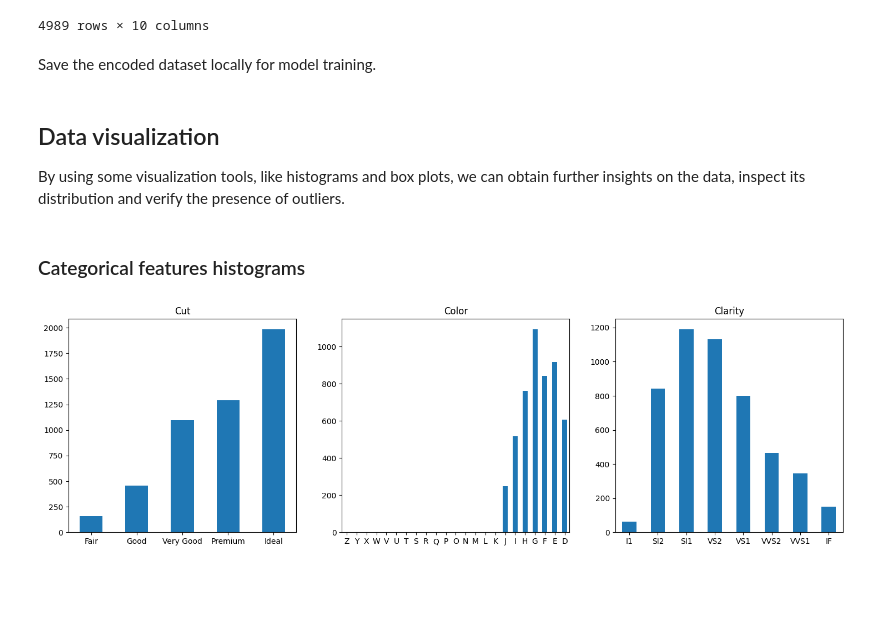
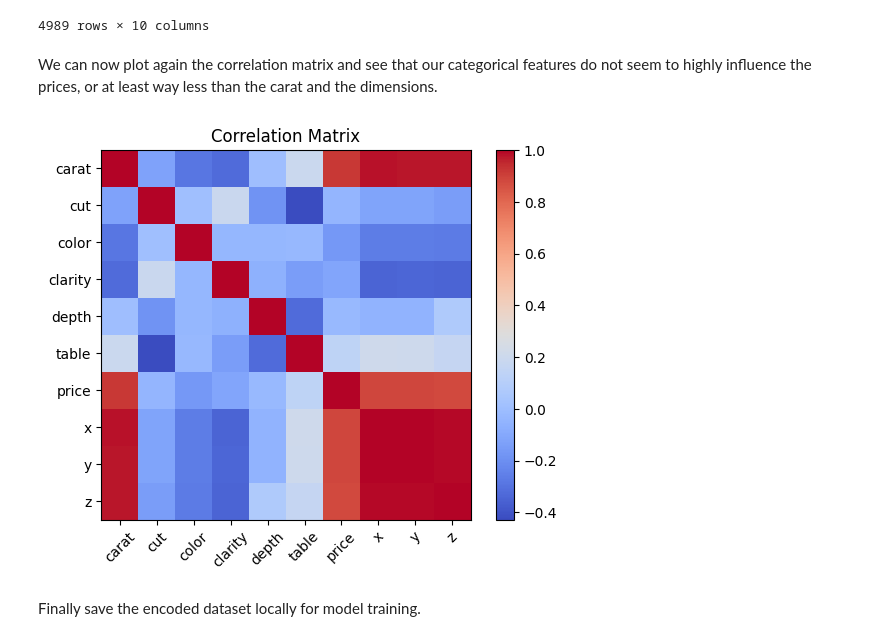
Before and after one commit to andrea-gasparini/xtream-ai-assignment-engineer, a Jupyter notebook: notebooks/data_exploration.ipynb, the cells around one changed output. Drawn from its saved outputs; the diff is of its cells as text; code cells hidden in the pictures; blank space fills up the shorter version.

```diff
--- a/notebooks/data_exploration.ipynb
+++ b/notebooks/data_exploration.ipynb
@@ -107,9 +182,9 @@ Moreover, since we already know the natural order for all categorical features f
 
 N.B. we reverse the scales because we want them orderd from worst to best
 # %%
-COLOR_GRADING_SCALE = list(reversed(['D', 'E', 'F', 'G', 'H', 'I', 'J', 'K', 'L', 'M', 'N', 'O', 'P', 'Q', 'R', 'S', 'T', 'U', 'V', 'W', 'X', 'Y', 'Z']))
-CUT_GRADE_SCALE = list(reversed(['Ideal', 'Premium', 'Very Good', 'Good', 'Fair']))
-CLARITY_SCALE = list(reversed(['IF', 'VVS1', 'VVS2', 'VS1', 'VS2', 'SI1', 'SI2', 'I1']))
+COLOR_GRADING_SCALE = tuple(reversed(['D', 'E', 'F', 'G', 'H', 'I', 'J', 'K', 'L', 'M', 'N', 'O', 'P', 'Q', 'R', 'S', 'T', 'U', 'V', 'W', 'X', 'Y', 'Z']))
+CUT_GRADE_SCALE = tuple(reversed(['Ideal', 'Premium', 'Very Good', 'Good', 'Fair']))
+CLARITY_SCALE = tuple(reversed(['IF', 'VVS1', 'VVS2', 'VS1', 'VS2', 'SI1', 'SI2', 'I1']))
 # %% [markdown]
 We can embed the natural order of the categorical features in the original data for later use.
 # %%
@@ -146,32 +241,23 @@ df_encoded
 | 4998 | 0.31 | 3 | 20 | 3 | 62.9 | 58.0 | 802 | 4.31 | 4.27 | 2.70 |
 | 4999 | 0.30 | 4 | 18 | 6 | 61.2 | 57.0 | 655 | 4.30 | 4.39 | 2.66 |
 4989 rows × 10 columns
+# %% [markdown]
+We can now plot again the correlation matrix and see that our categorical features do not seem to highly influence the prices, or at least way less than the carat and the dimensions.
+# %%
+import matplotlib.pyplot as plt
+
+corr_matrix = df_encoded.corr()
+
+plt.imshow(corr_matrix, cmap='coolwarm')
+plt.colorbar()
+plt.xticks(range(len(corr_matrix.columns)), corr_matrix.columns, rotation=45)
+plt.yticks(range(len(corr_matrix.columns)), corr_matrix.columns)
+plt.title('Correlation Matrix')
+plt.show()
+# %% [output]
+[figure, added]
 # %% [markdown]
-Save the encoded dataset locally for model training.
+Finally save the encoded dataset locally for model training.
 # %%
 df.to_csv('../datasets/diamonds/preprocessed/diamonds.csv', index=False)
 df_encoded.to_csv('../datasets/diamonds/preprocessed/diamonds_encoded.csv', index=False)
-# %% [markdown]
-## Data visualization
-
-By using some visualization tools, like histograms and box plots, we can obtain further insights on the data, inspect its distribution and verify the presence of outliers.
-# %% [markdown]
-### Categorical features histograms
-# %%
-fig, axes = plt.subplots(1, 3, figsize=(18, 5))
-
-df['cut'].value_counts(sort=False).plot.bar(rot=0, ax=axes[0])
-axes[0].set_title('Cut')
-axes[0].set_xlabel('')
-
-df['color'].value_counts(sort=False).plot.bar(rot=0, ax=axes[1])
-axes[1].set_title('Color')
-axes[1].set_xlabel('')
-
-df['clarity'].value_counts(sort=False).plot.bar(rot=0, ax=axes[2])
-axes[2].set_title('Clarity')
-axes[2].set_xlabel('')
-
-plt.show()
-# %% [output]
-[figure, removed]
```
Also changed, not shown: parts of 25 cells of this notebook.
